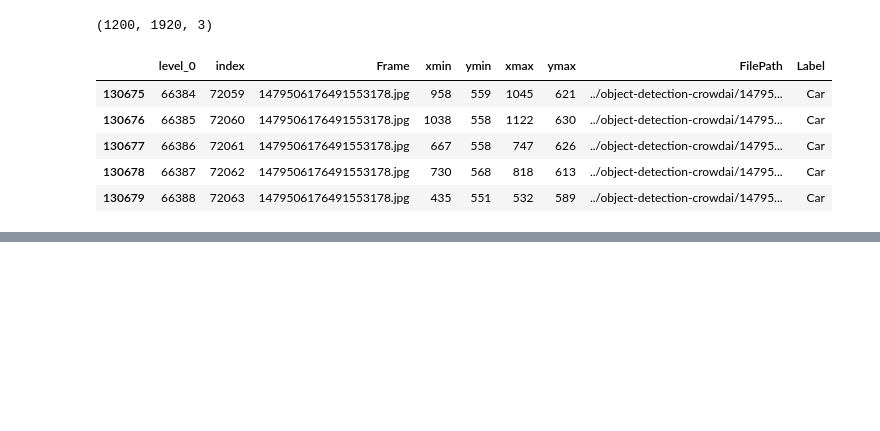
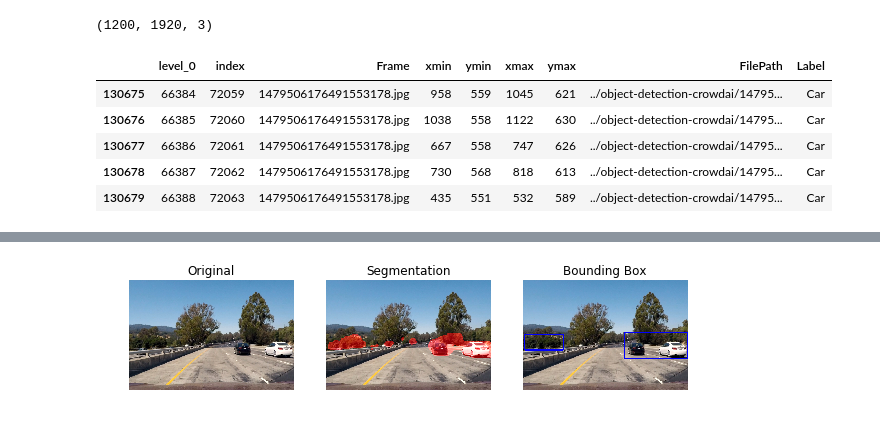
Before and after one commit to rush00121/Car-ND-Vehicle-Detection_CNN, a Jupyter notebook: train_cnn_notebook.ipynb, the cells around one changed output, grey strips where cells are left out. Cells and saved outputs as stored; diff of their text form; code cells hidden in the pictures; blank space fills up the shorter version.

```diff
--- a/train_cnn_notebook.ipynb
+++ b/train_cnn_notebook.ipynb
@@ -456,0 +551,29 @@ Saved model to filename=model.h5, and model_arch=model.json
+# %%
+test_img = 'test_images/test1.jpg'
+im = cv2.imread(test_img)
+im = cv2.cvtColor(im,cv2.COLOR_BGR2RGB)
+pred,im = test_new_img(im)
+im  = np.array(im,dtype= np.uint8)
+im_pred = np.array(255*pred[0],dtype=np.uint8)
+rgb_mask_pred = cv2.cvtColor(im_pred,cv2.COLOR_GRAY2RGB)
+rgb_mask_pred[:,:,1:3] = 0*rgb_mask_pred[:,:,1:2]
+
+img_pred = cv2.addWeighted(rgb_mask_pred,0.55,im,1,0)
+
+draw_img = get_BB_new_img(im)
+
+plt.figure(figsize=(10,5))
+plt.subplot(1,3,1)
+plt.imshow(im)
+plt.title('Original')
+plt.axis('off')
+plt.subplot(1,3,2)
+plt.imshow(img_pred)
+plt.title('Segmentation')
+plt.axis('off')
+plt.subplot(1,3,3)
+plt.imshow(draw_img)
+plt.title('Bounding Box')
+plt.axis('off');
+# %% [output]
+[figure, added]
```
Also changed, not shown: parts of 12 cells of this notebook.
